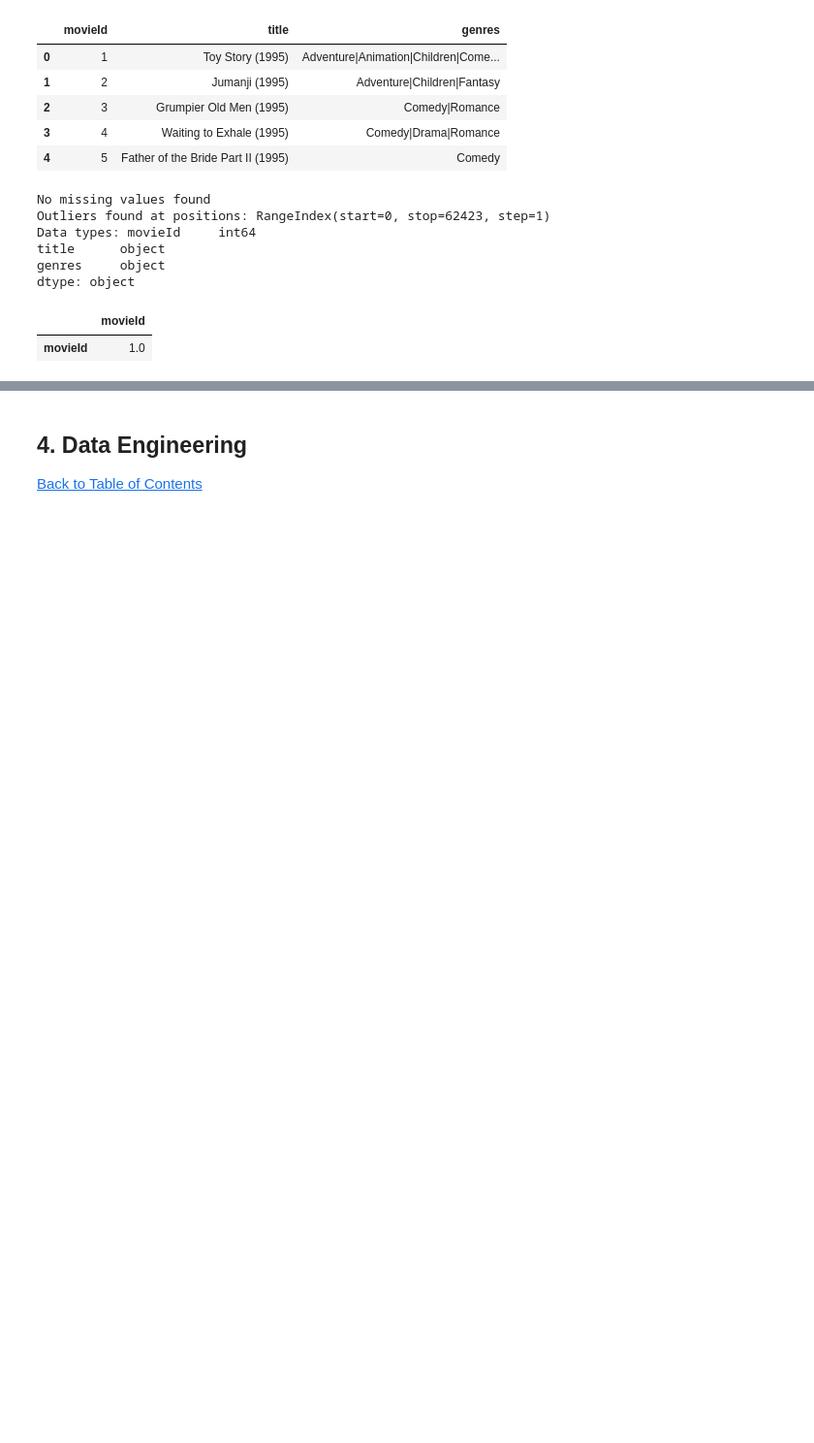
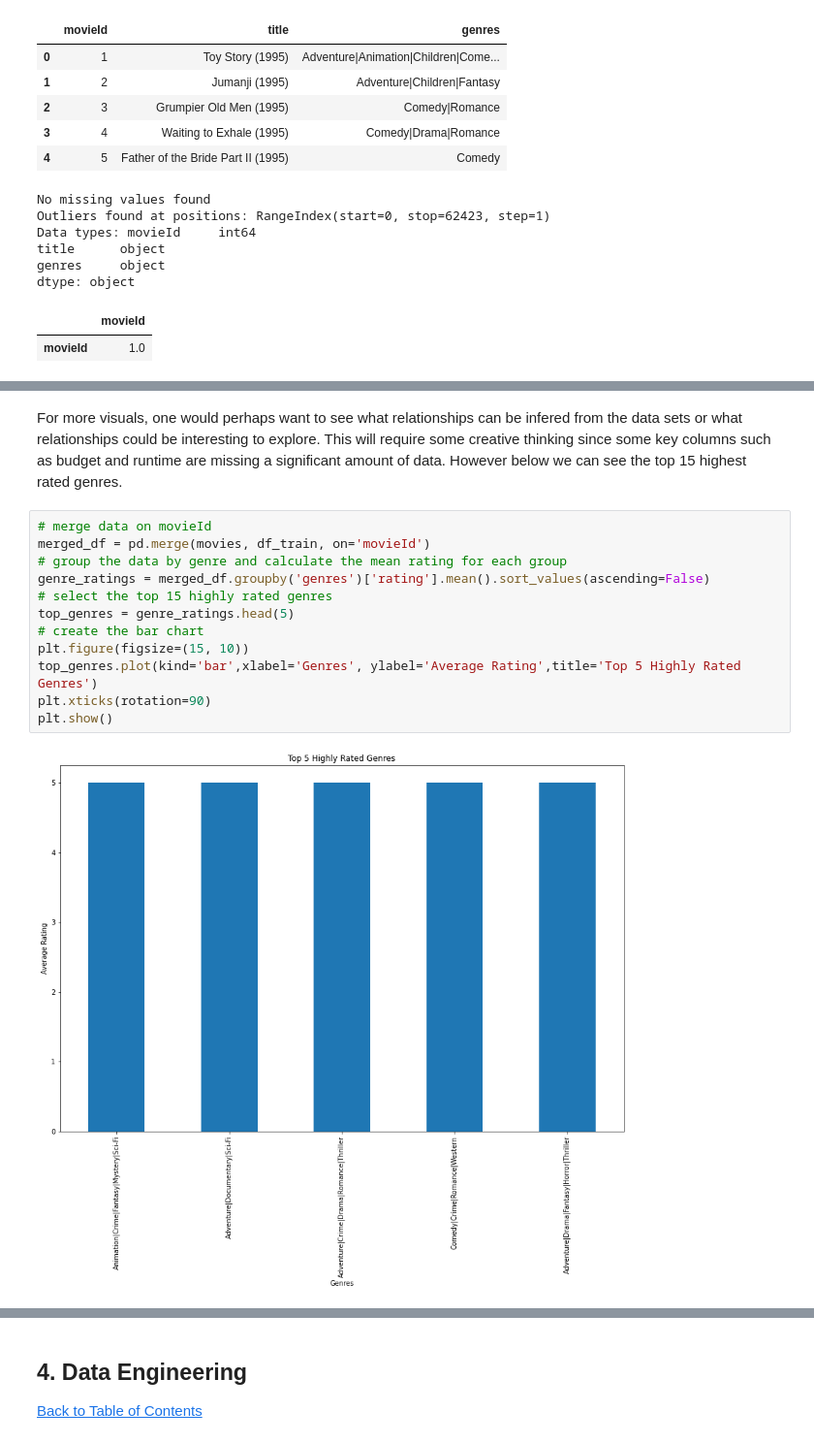
Before and after one commit to honeyzwane/Movie-Recommendation-PredictTeam_NM5, a Jupyter notebook: Movie Recommendation.ipynb, the cells around one changed output, grey strips where cells are left out. Shown at 97% size. Cells and saved outputs as stored; diff of their text form; blank space fills up the shorter version.

```diff
--- a/Movie Recommendation.ipynb
+++ b/Movie Recommendation.ipynb
@@ -222,0 +320,16 @@ For the visuals,
+# %% [markdown]
+For more visuals, one would perhaps want to see what relationships can be infered from the data sets or what relationships could be interesting to explore. This will require some creative thinking since some key columns such as budget and runtime are missing a significant amount of data. However below we can see the top 15 highest rated genres.
+# %%
+# merge data on movieId
+merged_df = pd.merge(movies, df_train, on='movieId')
+# group the data by genre and calculate the mean rating for each group
+genre_ratings = merged_df.groupby('genres')['rating'].mean().sort_values(ascending=False)
+# select the top 15 highly rated genres
+top_genres = genre_ratings.head(5)
+# create the bar chart
+plt.figure(figsize=(15, 10))
+top_genres.plot(kind='bar',xlabel='Genres', ylabel='Average Rating',title='Top 5 Highly Rated Genres')
+plt.xticks(rotation=90)
+plt.show()
+# %% [output]
+[figure, added]
```
Also changed, not shown: parts of 48 cells of this notebook.
